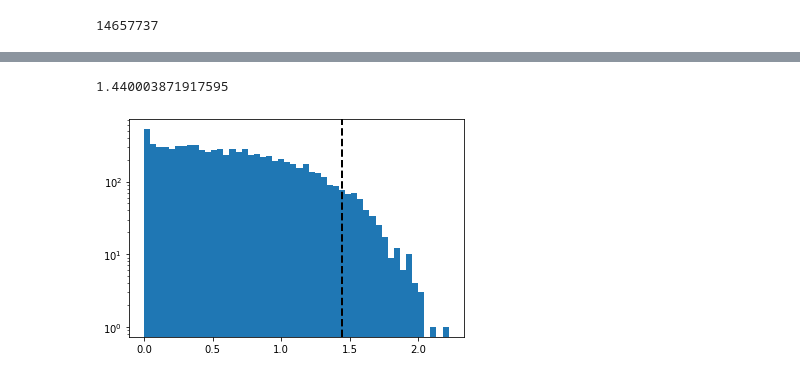
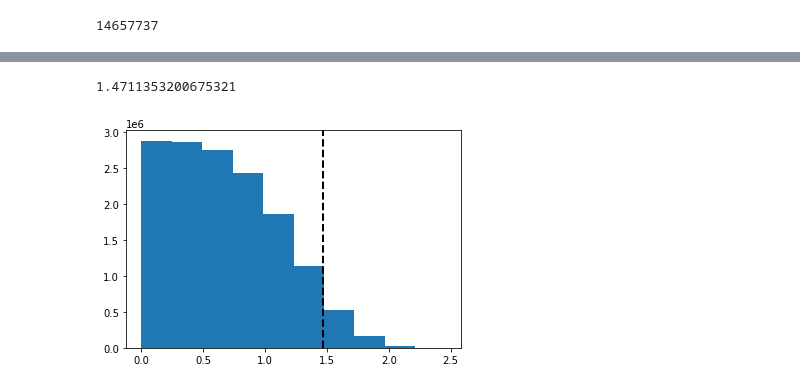
Before and after one commit to jsuarez314/alignment_desi, a Jupyter notebook: Aligment_BGSBRIGHT.ipynb, the cells around one changed output, grey strips where cells are left out. Drawn from its saved outputs; the diff is of its cells as text; code cells hidden in the pictures.

```diff
--- a/Aligment_BGSBRIGHT.ipynb
+++ b/Aligment_BGSBRIGHT.ipynb
@@ -38,14 +60,8 @@ for r in radii:
 # %%
-%%time
-MEAN_E_R = np.zeros(len(radii), object)
-MEAN_PHI_R = np.zeros(len(radii), object)
-
-for i, r in enumerate(radii):
-    mean_e_temp = []
-    mean_phi_temp = []
-    for ra_, dec_ in zip(ra,dec):
-        ii = (ra - ra_)**2 + (dec - dec_)**2 <= r**2
-        mean_e_temp.append(np.mean(data['E'][ii]))
-        mean_phi_temp.append(np.mean(data['PHI'][ii]))
-    MEAN_E_R[i]   =  mean_e_temp
-    MEAN_PHI_R[i] =  mean_phi_temp
+# %%time
+# # for i, r in enumerate(radii):
+# r = 8
+# indexes = ball_tree.query_radius(data[['RA','DEC']], r=r)
+# print(indexes)
+MEAN_E_R   =  [np.mean(data['E'][i]) for i in ind2]
+MEAN_PHI_R =  [np.mean(data['PHI'][i]) for i in ind2]
@@ -55,4 +68,4 @@ Wall time: 16.1 s
 # %%
-new_data = pd.DataFrame( np.c_[data.values, MEAN_E_R[0], MEAN_E_R[1], MEAN_E_R[2], MEAN_E_R[3], MEAN_PHI_R[0], MEAN_PHI_R[1], MEAN_PHI_R[2], MEAN_PHI_R[3]], columns=list(data.keys())+['MEAN_E_R1','MEAN_E_R2','MEAN_E_R3','MEAN_E_R4','MEAN_PHI_R1','MEAN_PHI_R2','MEAN_PHI_R3','MEAN_PHI_R4'])
+new_data = pd.DataFrame( np.c_[data.values, MEAN_E_R, MEAN_PHI_R], columns=list(data.keys())+['MEAN_E_R','MEAN_PHI_R'])
 new_data
 # %% [output]
@@ -77,7 +90,4 @@ sns.pairplot(new_data, x_vars=['MEAN_E_R1','MEAN_E_R2','MEAN_E_R3','MEAN_E_R4','
 # %%
 E_vec = np.c_[ new_data['E']*np.cos(new_data['PHI']*np.pi/180), new_data['E']*np.sin(new_data['PHI']*np.pi/180) ]
-E_mean_vec_R1 = np.c_[new_data['MEAN_E_R1']*np.cos(new_data['MEAN_PHI_R1']*np.pi/180),  new_data['MEAN_E_R1']*np.sin(new_data['MEAN_PHI_R1']*np.pi/180) ]
-E_mean_vec_R2 = np.c_[new_data['MEAN_E_R2']*np.cos(new_data['MEAN_PHI_R2']*np.pi/180),  new_data['MEAN_E_R2']*np.sin(new_data['MEAN_PHI_R2']*np.pi/180) ]
-E_mean_vec_R3 = np.c_[new_data['MEAN_E_R3']*np.cos(new_data['MEAN_PHI_R3']*np.pi/180),  new_data['MEAN_E_R3']*np.sin(new_data['MEAN_PHI_R3']*np.pi/180) ]
-E_mean_vec_R4 = np.c_[new_data['MEAN_E_R4']*np.cos(new_data['MEAN_PHI_R4']*np.pi/180),  new_data['MEAN_E_R4']*np.sin(new_data['MEAN_PHI_R4']*np.pi/180) ]
+E_mean_vec_R = np.c_[new_data['MEAN_E_R']*np.cos(new_data['MEAN_PHI_R']*np.pi/180),  new_data['MEAN_E_R']*np.sin(new_data['MEAN_PHI_R']*np.pi/180) ]
 # %%
@@ -87,11 +97,11 @@ np.shape(E_vec), np.shape(E_mean_vec_R1)
 # %%
-align_R1 = np.arccos( sum(E_vec.T*E_mean_vec_R1.T)/(np.sqrt(sum(E_vec.T*E_vec.T))*np.sqrt(sum(E_mean_vec_R1.T*E_mean_vec_R1.T))) )*180/np.pi
-align_R1 = align_R1[~np.isnan(align_R1)]
-_ = pl.hist( align_R1, bins=50 )
-print(np.percentile(align_R1, 95))
-pl.axvline(np.percentile(align_R1, 95), label='95%', color='k', linestyle='dashed', linewidth=2)
-pl.yscale('log')
+align_R = np.arccos( sum(E_vec.T*E_mean_vec_R.T)/(np.sqrt(sum(E_vec.T*E_vec.T))*np.sqrt(sum(E_mean_vec_R.T*E_mean_vec_R.T))) )*180/np.pi
+align_R = align_R[~np.isnan(align_R)]
+_ = pl.hist( align_R )
+print(np.percentile(align_R, 95))
+pl.axvline(np.percentile(align_R, 95), label='95%', color='k', linestyle='dashed', linewidth=2)
+# pl.yscale('log')
 pl.show()
 # %% [output]
-1.440003871917595
+1.4711353200675321
-[figure, old version]
+[figure, new version]
```
Also changed, not shown: parts of 17 cells of this notebook, 1 other file.
